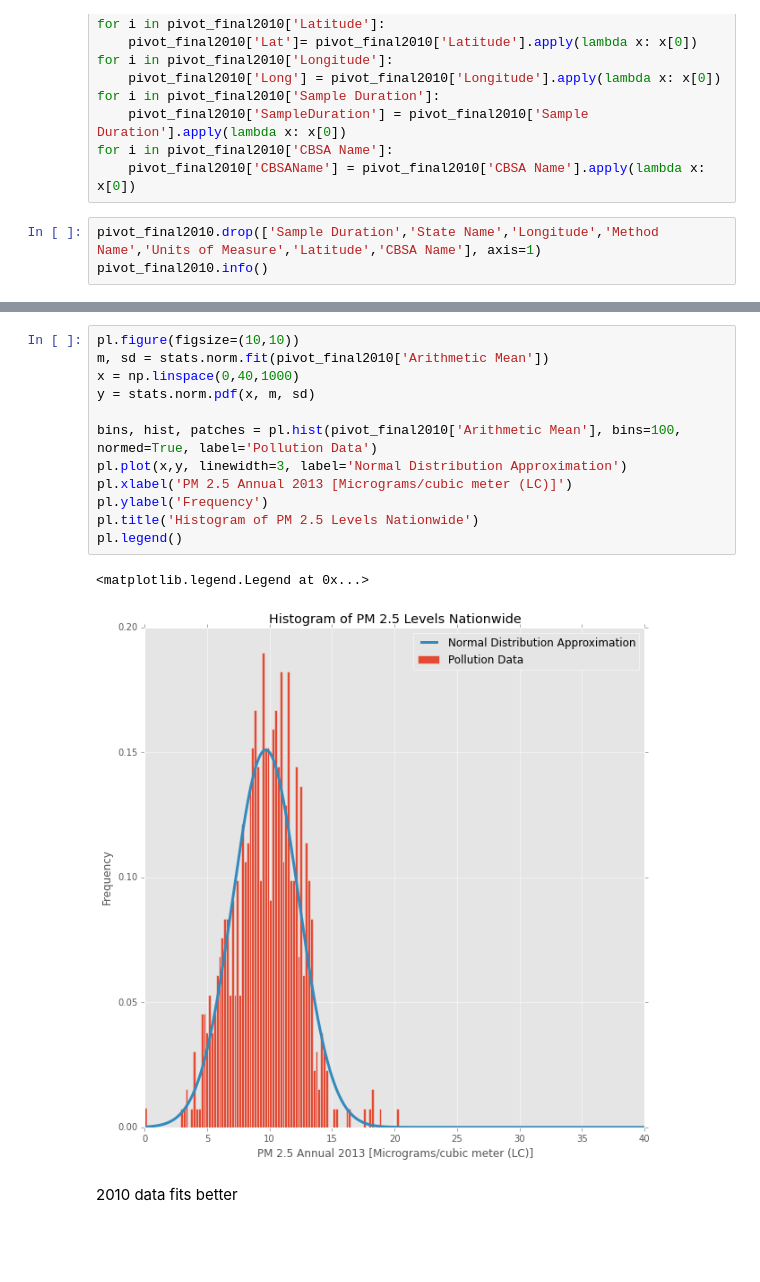
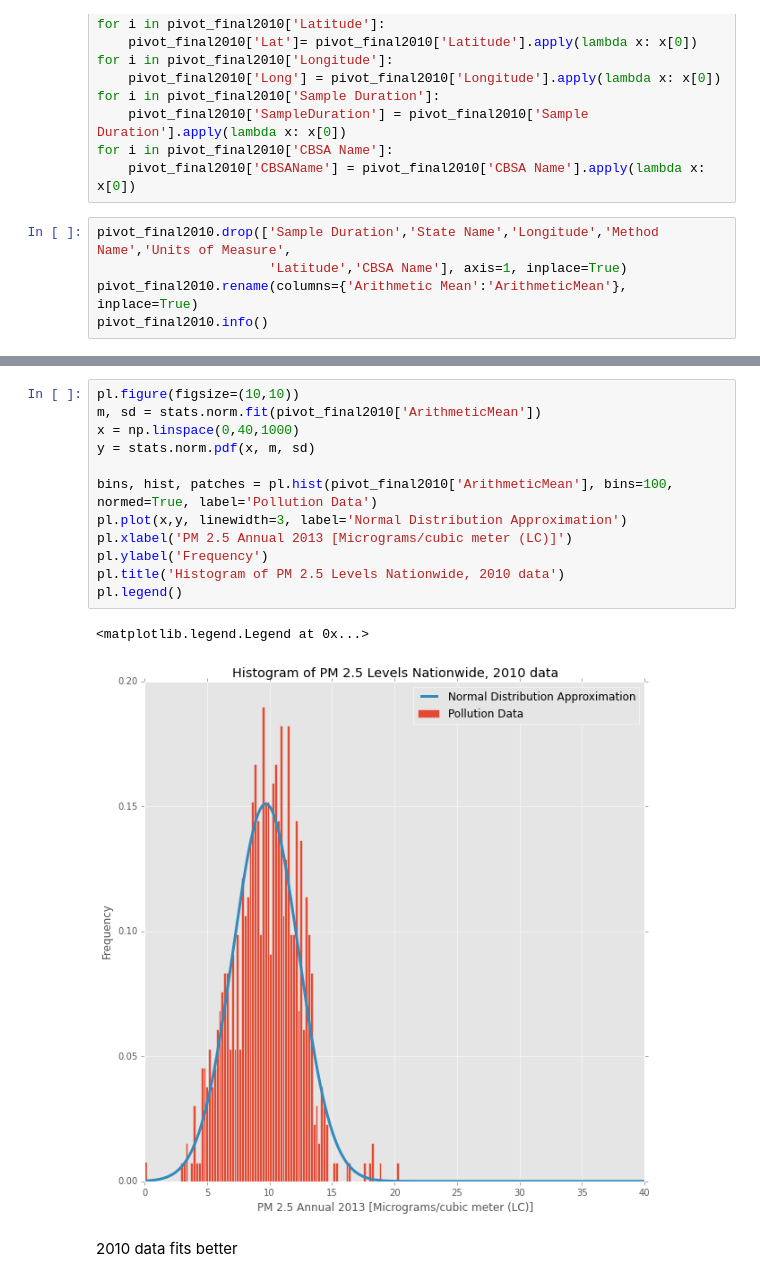
Before and after one commit to Diegosmiles/CUSP, a Jupyter notebook: ADS.ipynb, the cells around one changed output, grey strips where cells are left out. Drawn from its saved outputs; the diff is of its cells as text; blank space fills up the shorter version.

Commit message:
ADS project data wrangling part I

```diff
--- a/ADS.ipynb
+++ b/ADS.ipynb
@@ -313,7 +314,9 @@ for i in pivot_final2010['Sample Duration']:
 for i in pivot_final2010['CBSA Name']:
     pivot_final2010['CBSAName'] = pivot_final2010['CBSA Name'].apply(lambda x: x[0])
 # %%
-pivot_final2010.drop(['Sample Duration','State Name','Longitude','Method Name','Units of Measure','Latitude','CBSA Name'], axis=1)
+pivot_final2010.drop(['Sample Duration','State Name','Longitude','Method Name','Units of Measure',
+                      'Latitude','CBSA Name'], axis=1, inplace=True)
+pivot_final2010.rename(columns={'Arithmetic Mean':'ArithmeticMean'}, inplace=True)
 pivot_final2010.info()
 # %% [output]
 <class 'pandas.core.frame.DataFrame'>
@@ -336,17 +337,17 @@ memory usage: 91.0+ KB
 # %%
 pl.figure(figsize=(10,10))
-m, sd = stats.norm.fit(pivot_final2010['Arithmetic Mean'])
+m, sd = stats.norm.fit(pivot_final2010['ArithmeticMean'])
 x = np.linspace(0,40,1000)
 y = stats.norm.pdf(x, m, sd)
 
-bins, hist, patches = pl.hist(pivot_final2010['Arithmetic Mean'], bins=100, normed=True, label='Pollution Data')
+bins, hist, patches = pl.hist(pivot_final2010['ArithmeticMean'], bins=100, normed=True, label='Pollution Data')
 pl.plot(x,y, linewidth=3, label='Normal Distribution Approximation')
 pl.xlabel('PM 2.5 Annual 2013 [Micrograms/cubic meter (LC)]')
 pl.ylabel('Frequency')
-pl.title('Histogram of PM 2.5 Levels Nationwide')
+pl.title('Histogram of PM 2.5 Levels Nationwide, 2010 data')
 pl.legend()
 # %% [output]
 <matplotlib.legend.Legend at 0x...>
-[figure, old version]
+[figure, new version]
 # %% [markdown]
 2010 data fits better
```
Also changed, not shown: parts of 16 cells of this notebook.
